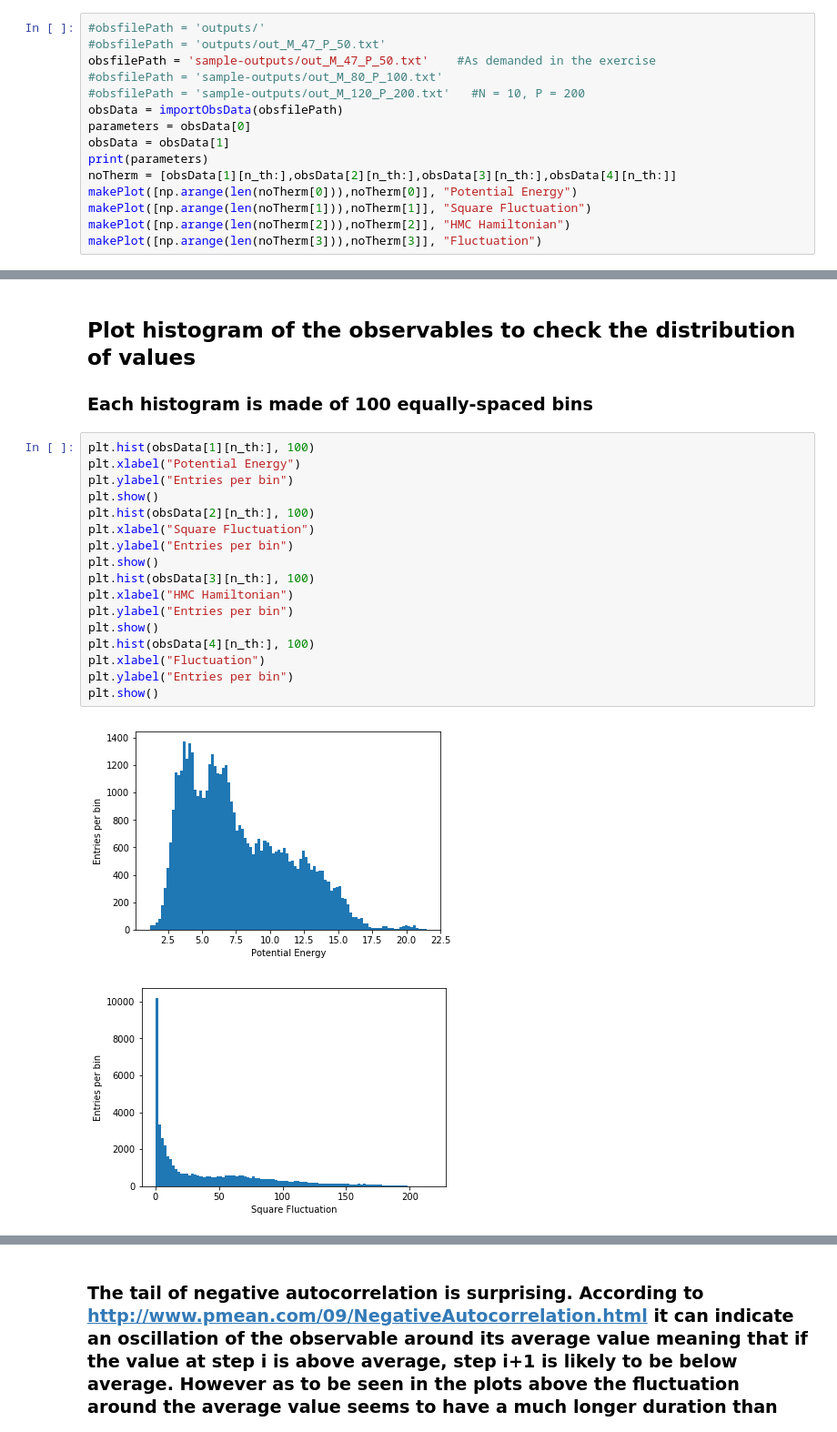
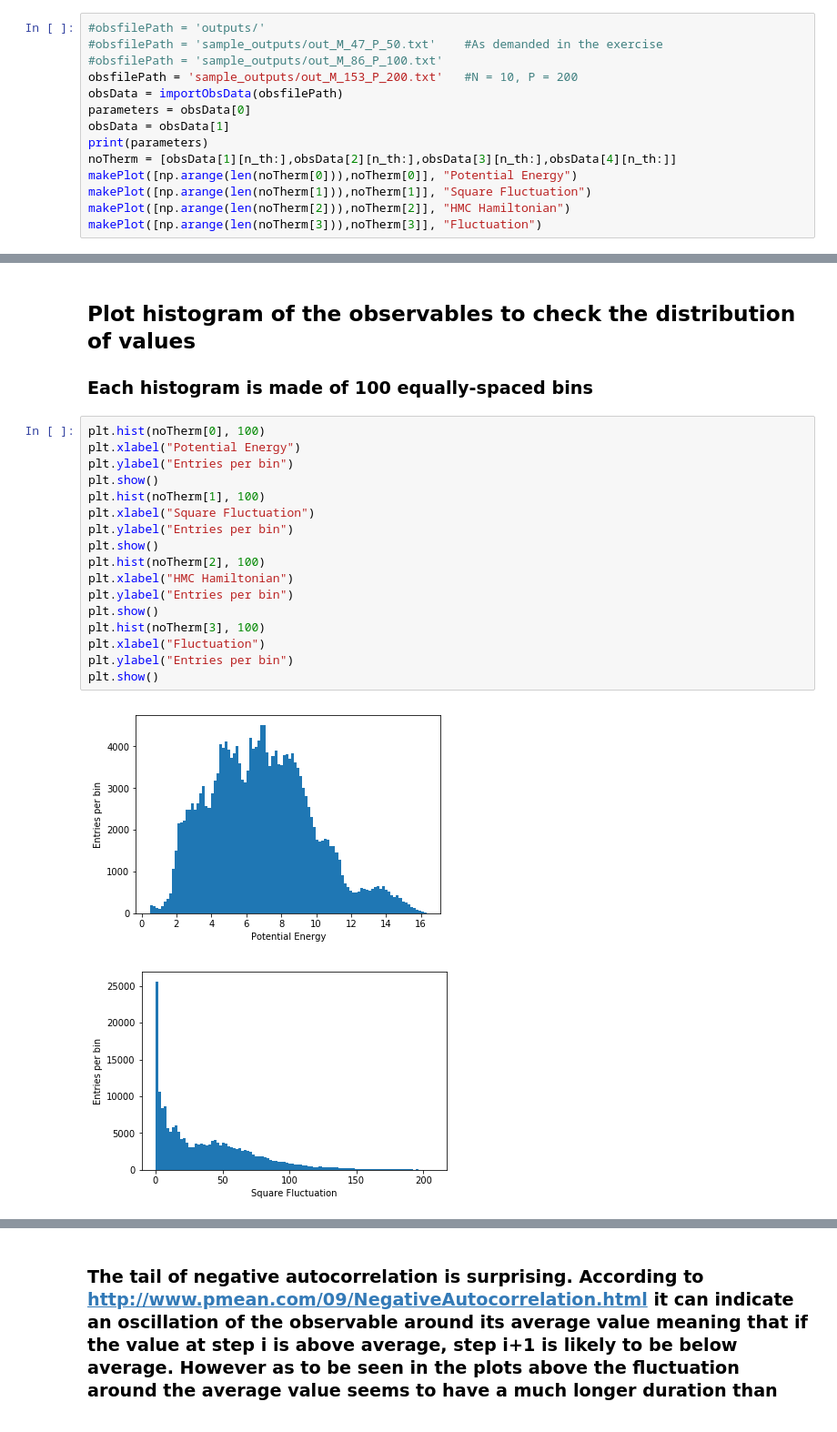
Before and after one commit to tisabe/hmcp, a Jupyter notebook: output_processing.ipynb, the cells around one changed output, grey strips where cells are left out. Shown at 91% size. Cells and saved outputs as stored; diff of their text form.

```diff
--- a/output_processing.ipynb
+++ b/output_processing.ipynb
@@ -19,10 +19,9 @@ from mcutils import *    #Documentation see mcutils.py
 n_th = 1000
 # %%
 #obsfilePath = 'outputs/'
-#obsfilePath = 'outputs/out_M_47_P_50.txt'
-obsfilePath = 'sample-outputs/out_M_47_P_50.txt'    #As demanded in the exercise
-#obsfilePath = 'sample-outputs/out_M_80_P_100.txt'
-#obsfilePath = 'sample-outputs/out_M_120_P_200.txt'   #N = 10, P = 200
+#obsfilePath = 'sample_outputs/out_M_47_P_50.txt'    #As demanded in the exercise
+#obsfilePath = 'sample_outputs/out_M_86_P_100.txt'
+obsfilePath = 'sample_outputs/out_M_153_P_200.txt'   #N = 10, P = 200
 obsData = importObsData(obsfilePath)
 parameters = obsData[0]
 obsData = obsData[1]
@@ -44,22 +43,22 @@ makePlot([np.arange(len(noTherm[3])),noTherm[3]], "Fluctuation")
 ## Plot histogram of the observables to check the distribution of values
 ### Each histogram is made of 100 equally-spaced bins
 # %%
-plt.hist(obsData[1][n_th:], 100)
+plt.hist(noTherm[0], 100)
 plt.xlabel("Potential Energy")
 plt.ylabel("Entries per bin")
 plt.show()
-plt.hist(obsData[2][n_th:], 100)
+plt.hist(noTherm[1], 100)
 plt.xlabel("Square Fluctuation")
 plt.ylabel("Entries per bin")
 plt.show()
-plt.hist(obsData[3][n_th:], 100)
+plt.hist(noTherm[2], 100)
 plt.xlabel("HMC Hamiltonian")
 plt.ylabel("Entries per bin")
 plt.show()
-plt.hist(obsData[4][n_th:], 100)
+plt.hist(noTherm[3], 100)
 plt.xlabel("Fluctuation")
 plt.ylabel("Entries per bin")
 plt.show()
 # %% [output]
-[figure, old version]
+[figure, new version]
-[figure, old version]
+[figure, new version]
```
Also changed, not shown: parts of 6 cells of this notebook, 5 other files.
